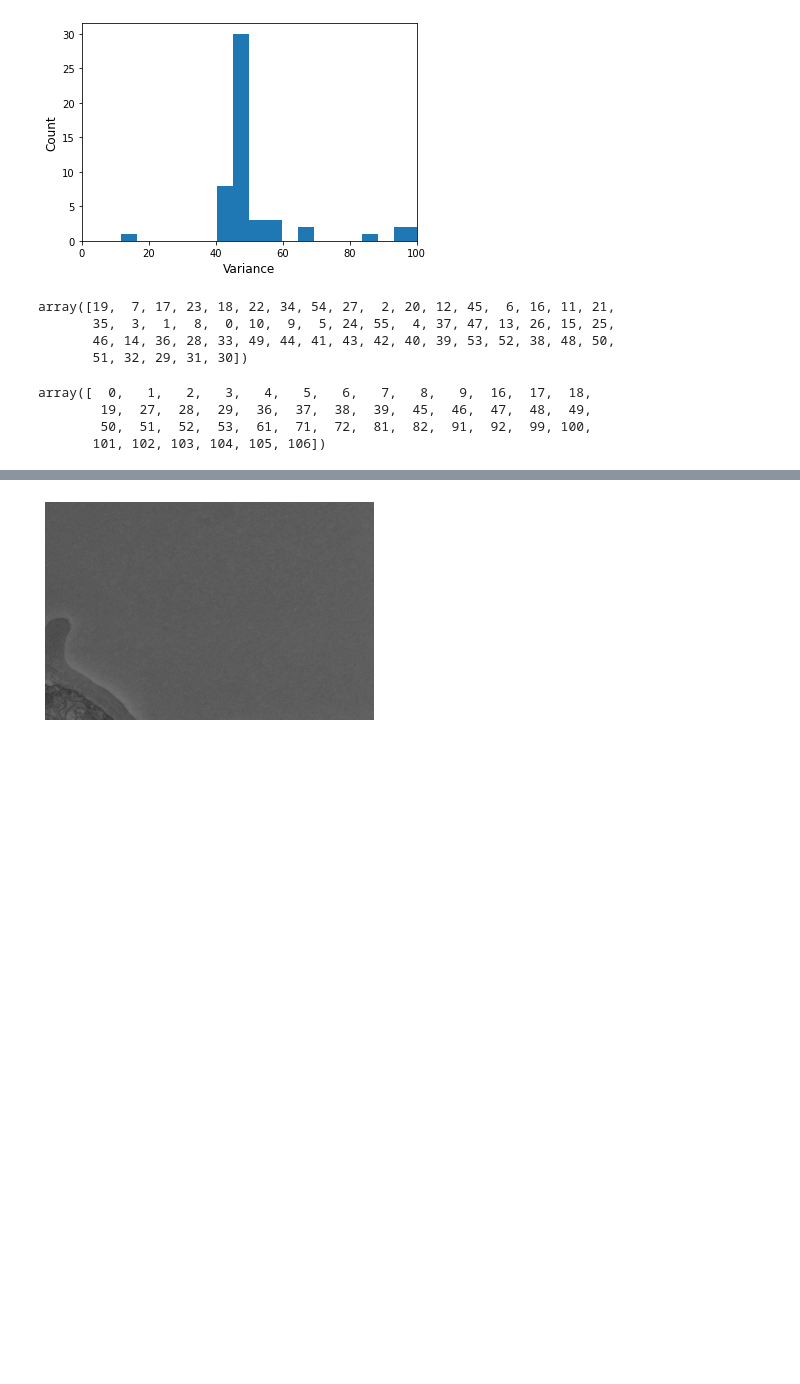
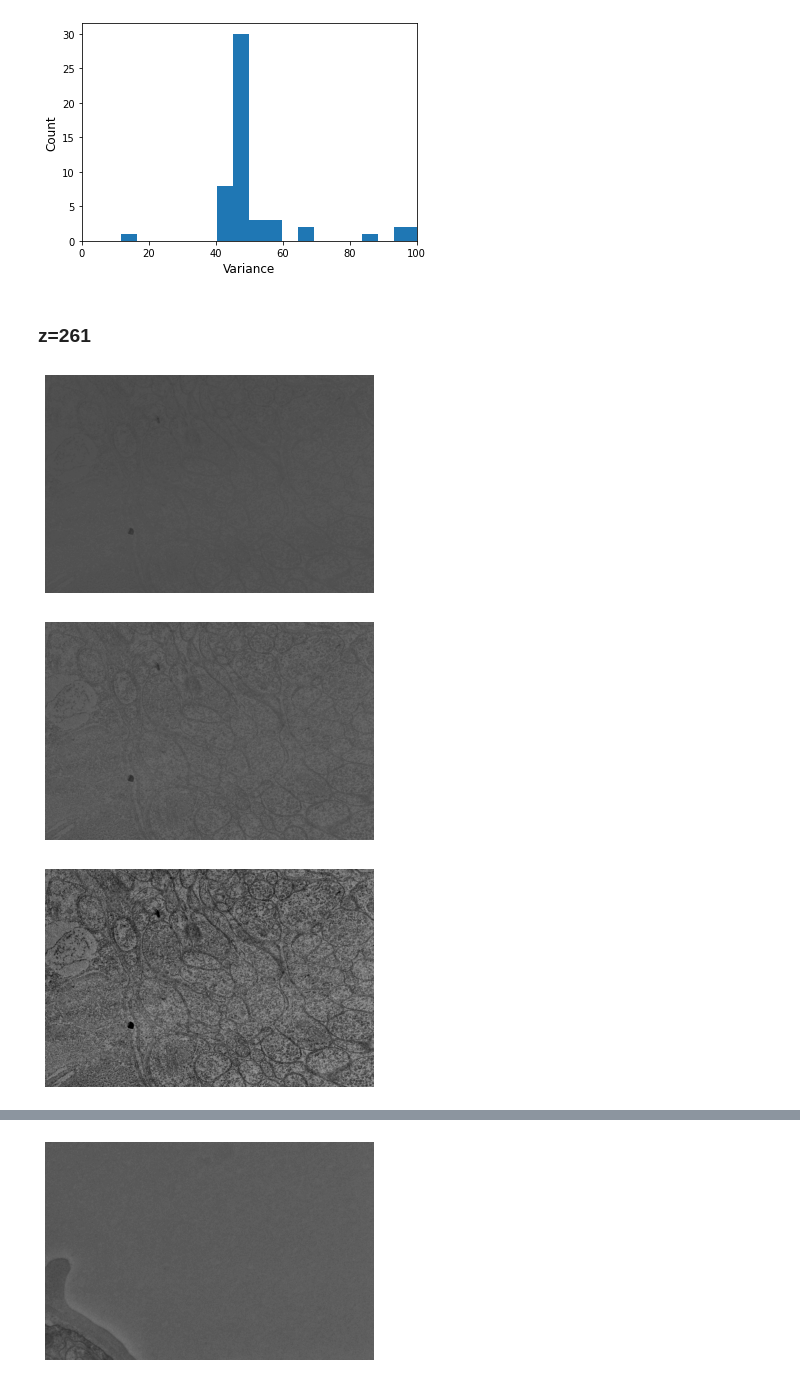
Before and after one commit to jabae/CMontage, a Jupyter notebook: notebooks/historam_equalization.ipynb, the cells around one changed output, grey strips where cells are left out. Drawn from its saved outputs; the diff is of its cells as text; code cells hidden in the pictures; blank space fills up the shorter version.

```diff
--- a/notebooks/historam_equalization.ipynb
+++ b/notebooks/historam_equalization.ipynb
@@ -317,17 +317,35 @@ plt.xlim(0,100)
 plt.show()
 # %% [output]
 [figure]
-# %%
-np.argsort(np.array(var_list))
-# %% [output]
-array([19,  7, 17, 23, 18, 22, 34, 54, 27,  2, 20, 12, 45,  6, 16, 11, 21,
-       35,  3,  1,  8,  0, 10,  9,  5, 24, 55,  4, 37, 47, 13, 26, 15, 25,
-       46, 14, 36, 28, 33, 49, 44, 41, 43, 42, 40, 39, 53, 52, 38, 48, 50,
-       51, 32, 29, 31, 30])
-# %%
-np.where(np.array(var_list)<60)[0]
-# %% [output]
-array([  0,   1,   2,   3,   4,   5,   6,   7,   8,   9,  16,  17,  18,
-        19,  27,  28,  29,  36,  37,  38,  39,  45,  46,  47,  48,  49,
-        50,  51,  52,  53,  61,  71,  72,  81,  82,  91,  92,  99, 100,
-       101, 102, 103, 104, 105, 106])
+# %% [markdown]
+### z=261
+# %%
+fname = "/data/research/se/celegans/dataset3/N2DA_1430-2/L4/tif/L4_s2291.tif"
+
+tile = read_tif(fname)
+tile = normalize(tile)
+
+clahe = cv2.createCLAHE(clipLimit=2.0, tileGridSize=(8,8))
+tile_clahe = clahe.apply(tile)
+b = 95
+a = (1000/np.var(tile_clahe))**0.5
+tile_new = np.clip(a*(tile_clahe-np.mean(tile_clahe)) + b, 0, 255)
+
+plt.figure()
+plt.imshow(tile, cmap="gray", vmin=0, vmax=255)
+plt.axis("off")
+plt.show()
+
+plt.figure()
+plt.imshow(tile_clahe, cmap="gray", vmin=0, vmax=255)
+plt.axis("off")
+plt.show()
+
+plt.figure()
+plt.imshow(tile_new, cmap="gray", vmin=0, vmax=255)
+plt.axis("off")
+plt.show()
+# %% [output]
+[figure, added]
+[figure, added]
+[figure, added]
```
Also changed, not shown: parts of 1 cell of this notebook.
